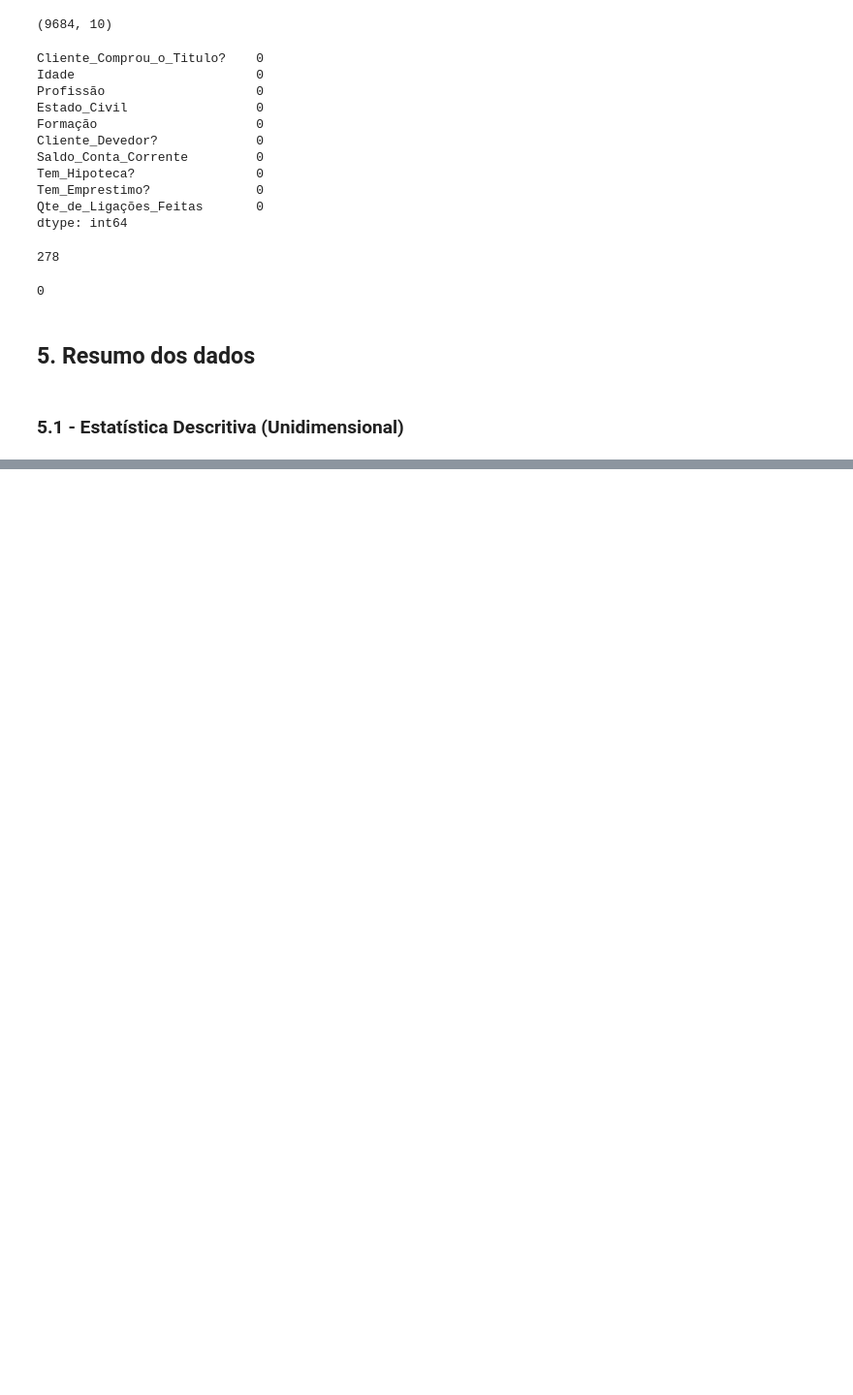
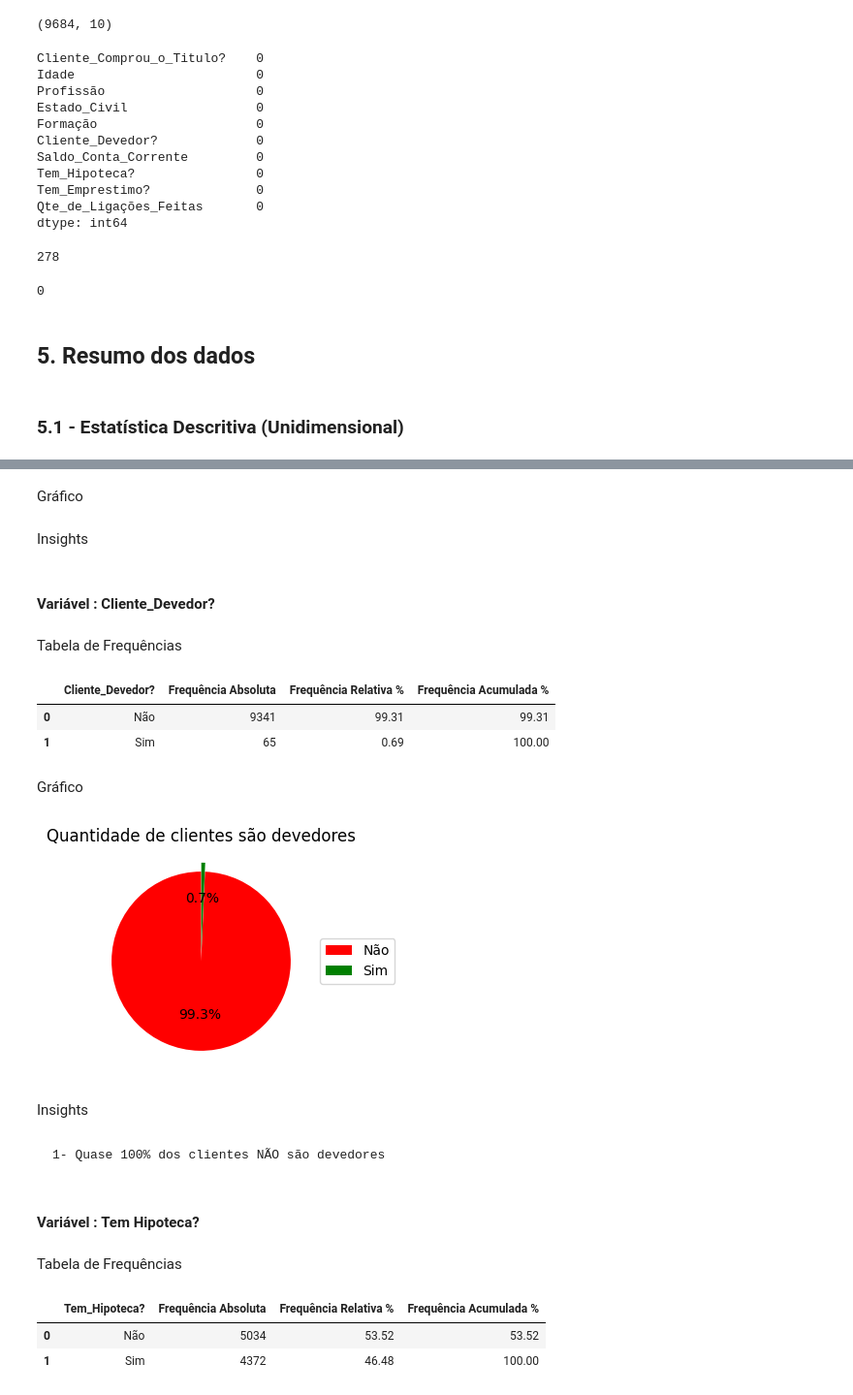
Before and after one commit to ricardo-paganini/Analytics-MarketingBanco, a Jupyter notebook: Analytics-MarketingBanco.ipynb, the cells around one changed output, grey strips where cells are left out. Shown at 97% size. Saved outputs shown, nothing was run; the diff lists cells and outputs as text; code cells hidden in the pictures; blank space fills up the shorter version.

```diff
--- a/Analytics-MarketingBanco.ipynb
+++ b/Analytics-MarketingBanco.ipynb
@@ -104,3 +143,7 @@ df_raw.duplicated().sum()
+# %% [markdown]
+Gráfico
+# %% [markdown]
+Insights
 # %%
 # Profissão
 # %%
@@ -112,2 +153,23 @@ df_raw.duplicated().sum()
+# %% [markdown]
+#### Variável : **Cliente_Devedor?**
+# %% [markdown]
+Tabela de Frequências
+# %%
+data = h.frequencias_cat(df1,'Cliente_Devedor?')
+display(data)
+# %% [output]
+|  | Cliente_Devedor? | Frequência Absoluta | Frequência Relativa % | Frequência Acumulada % |
+| 0 | Não | 9341 | 99.31 | 99.31 |
+| 1 | Sim | 65 | 0.69 | 100.00 |
+# %% [markdown]
+Gráfico
+# %%
+h.pie_plot(data,'Cliente_Devedor?','Quantidade de clientes são devedores')
+# %% [output]
+[figure, added]
+# %% [markdown]
+Insights
+# %% [markdown]
+    1- Quase 100% dos clientes NÃO são devedores
 # %%
 # Saldo_Conta_Corrente
@@ -117,0 +176,11 @@ df_raw.duplicated().sum()
+# %% [markdown]
+#### Variável : **Tem Hipoteca?**
+# %% [markdown]
+Tabela de Frequências
+# %%
+data = h.frequencias_cat(df1,'Tem_Hipoteca?')
+display(data)
+# %% [output]
+|  | Tem_Hipoteca? | Frequência Absoluta | Frequência Relativa % | Frequência Acumulada % |
+| 0 | Não | 5034 | 53.52 | 53.52 |
+| 1 | Sim | 4372 | 46.48 | 100.00 |
```
Also changed, not shown: parts of 31 cells of this notebook, 2 other files.
